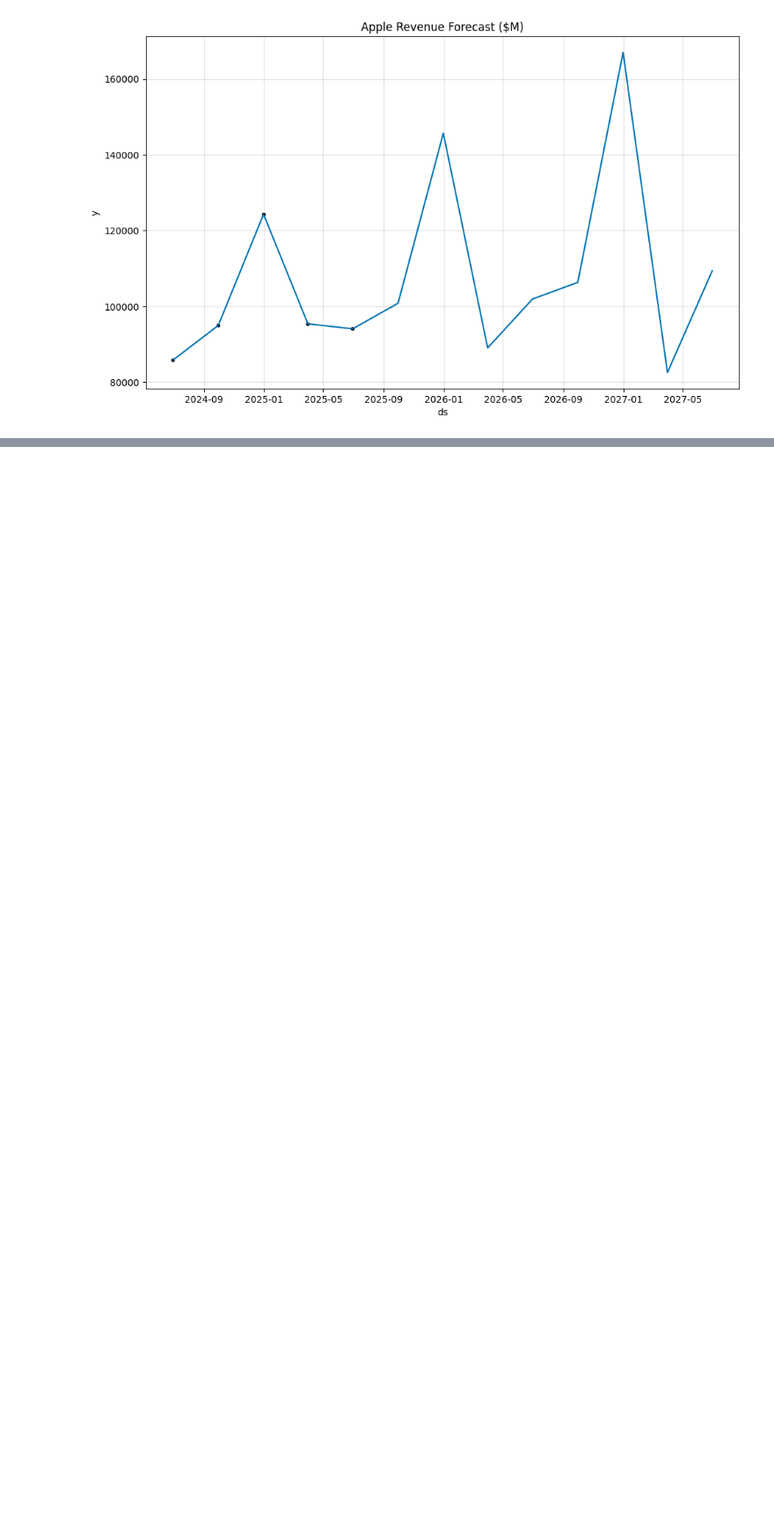
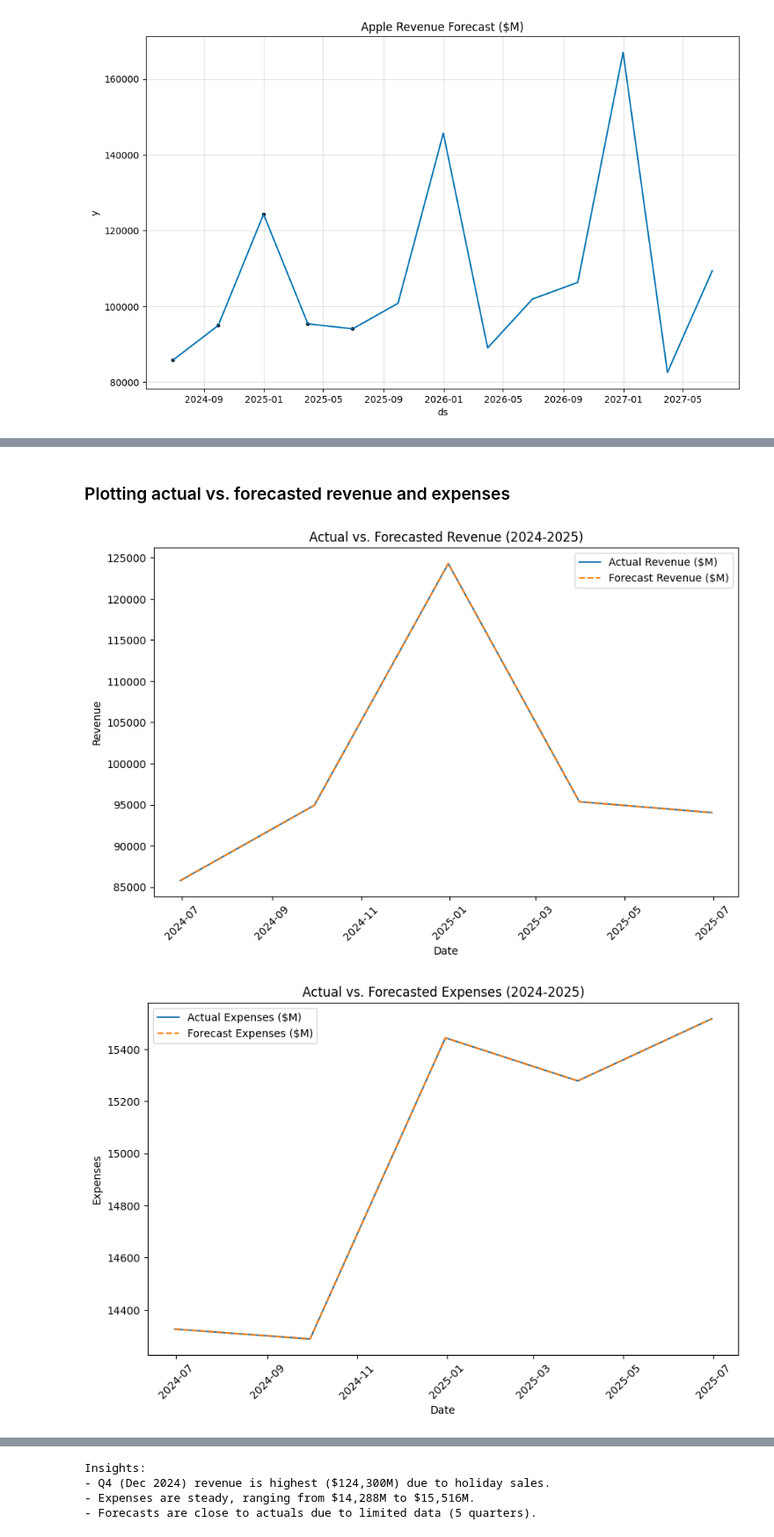
Before and after one commit to TA-ashrafi/Financial-Forecasting-for-Revenue-and-Expenses, a Jupyter notebook: main.ipynb, the cells around one changed output, grey strips where cells are left out. Shown at 88% size. Drawn from its saved outputs; the diff is of its cells as text; code cells hidden in the pictures; blank space fills up the shorter version.

```diff
--- a/main.ipynb
+++ b/main.ipynb
@@ -139,0 +187,44 @@ plt.show()
+# %% [markdown]
+### Plotting actual vs. forecasted revenue and expenses
+# %%
+# Load combined data
+df = pd.read_csv("Combined_Financial_Forecast.csv")
+df['Date'] = pd.to_datetime(df['Date'])
+
+# Plot actual vs. forecasted revenue
+plt.figure(figsize=(10, 6))
+sns.lineplot(data=df, x='Date', y='Revenue', label='Actual Revenue ($M)')
+sns.lineplot(data=df, x='Date', y='Forecast_Revenue', label='Forecast Revenue ($M)', linestyle='--')
+plt.title("Actual vs. Forecasted Revenue (2024-2025)")
+plt.xticks(rotation=45)
+plt.savefig("Visuals/revenue_actual_vs_forecast.png")
+plt.show()
+
+
+# Plot actual vs. forecasted expenses
+plt.figure(figsize=(10, 6))
+sns.lineplot(data=df, x='Date', y='Expenses', label='Actual Expenses ($M)')
+sns.lineplot(data=df, x='Date', y='Forecast_Expenses', label='Forecast Expenses ($M)', linestyle='--')
+plt.title("Actual vs. Forecasted Expenses (2024-2025)")
+plt.xticks(rotation=45)
+plt.savefig("Visuals/expenses_actual_vs_forecast.png")
+plt.show()
+
+
+# Plot revenue by quarter
+df['Quarter'] = df['Date'].dt.quarter
+sns.boxplot(x='Quarter', y='Revenue', data=df)
+plt.title("Revenue by Quarter")
+plt.savefig("Visuals/revenue_by_quarter.png")
+plt.show()
+
+
+
+# Insights
+print("Insights:")
+print("- Q4 (Dec 2024) revenue is highest ($124,300M) due to holiday sales.")
+print("- Expenses are steady, ranging from $14,288M to $15,516M.")
+print("- Forecasts are close to actuals due to limited data (5 quarters).")
+# %% [output]
+[figure, added]
+[figure, added]
@@ -139,0 +232,4 @@ plt.show()
+Insights:
+- Q4 (Dec 2024) revenue is highest ($124,300M) due to holiday sales.
+- Expenses are steady, ranging from $14,288M to $15,516M.
+- Forecasts are close to actuals due to limited data (5 quarters).
```
Also changed, not shown: parts of 8 cells of this notebook, 7 other files.
